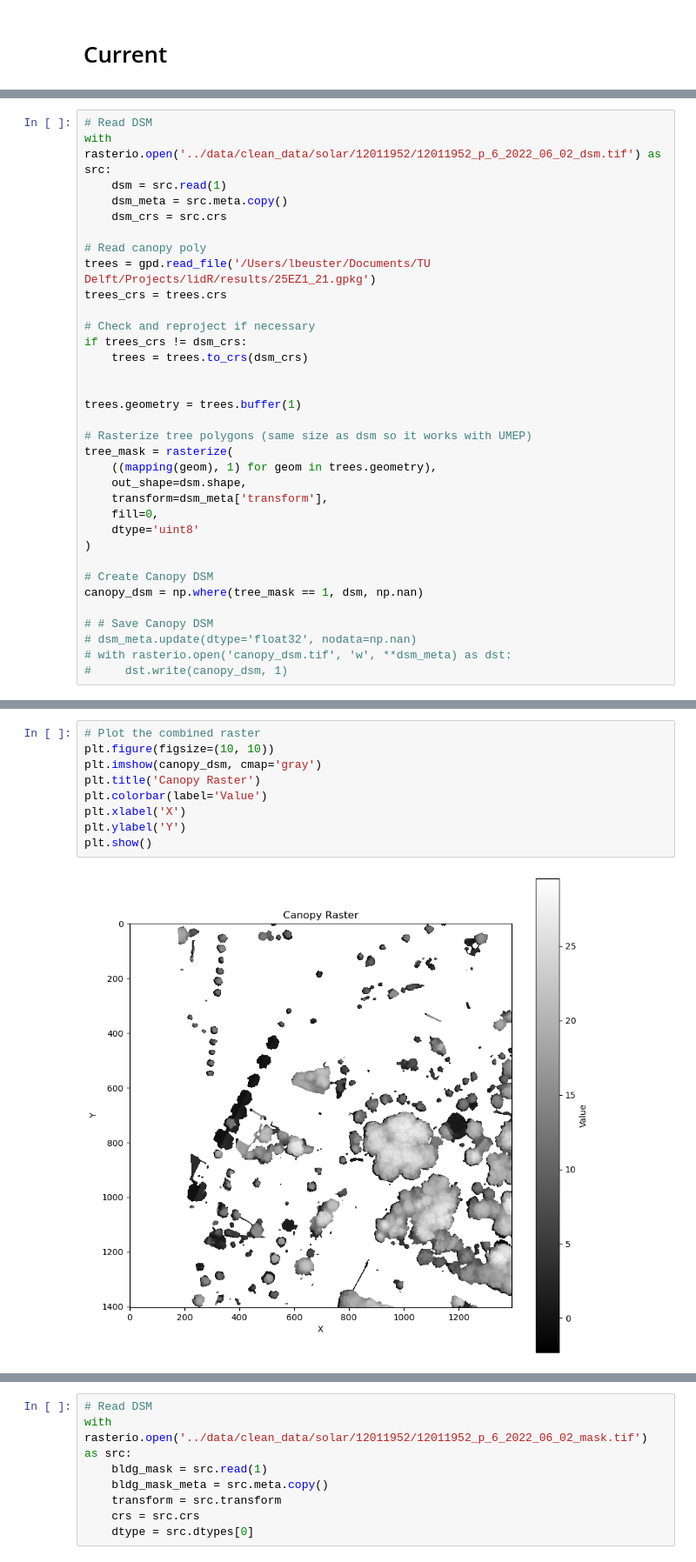
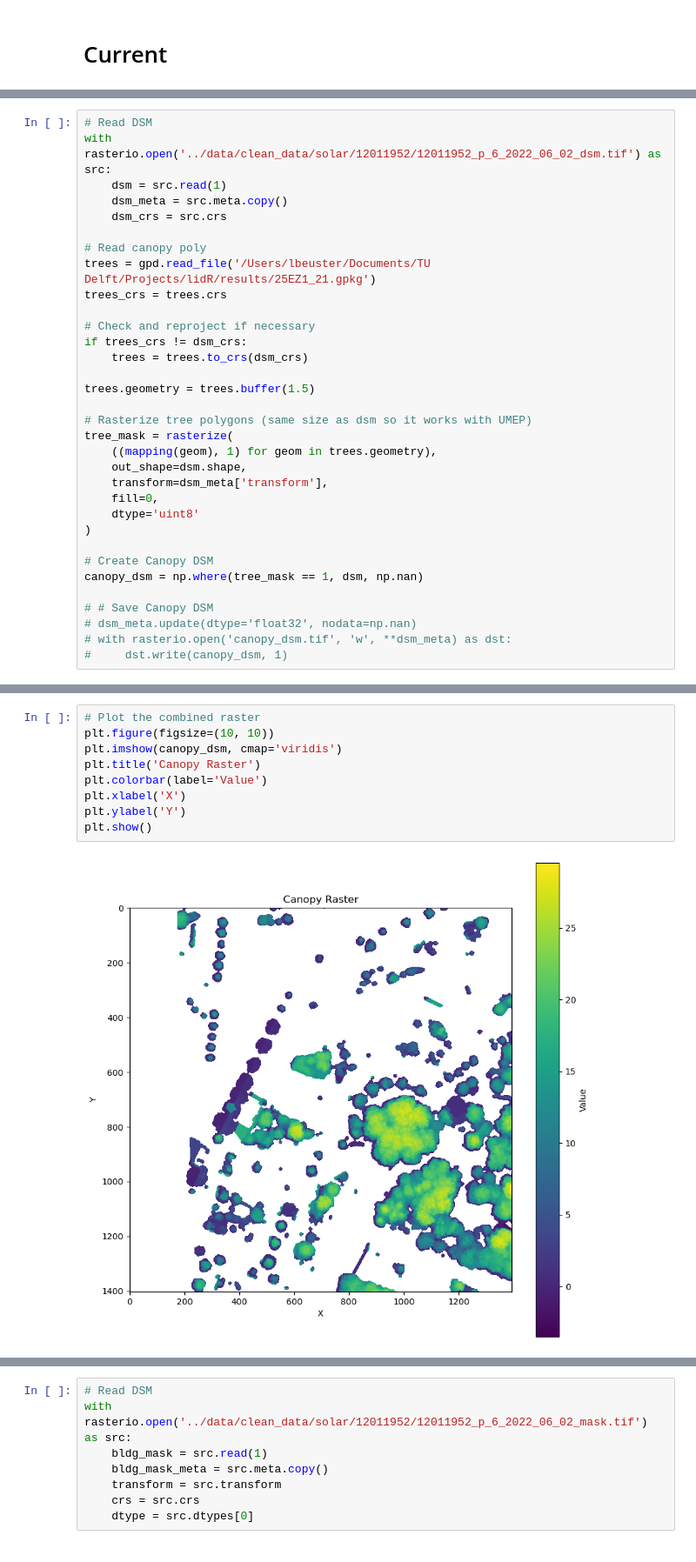
Before and after one commit to lukasbeuster/throwing_shade, a Jupyter notebook: code/separate_trees_and_dsm.ipynb, the cells around one changed output, grey strips where cells are left out. Shown at 87% size. Drawn from its saved outputs; the diff is of its cells as text.

```diff
--- a/code/separate_trees_and_dsm.ipynb
+++ b/code/separate_trees_and_dsm.ipynb
@@ -50,8 +59,7 @@ trees_crs = trees.crs
 if trees_crs != dsm_crs:
     trees = trees.to_crs(dsm_crs)
 
-
-trees.geometry = trees.buffer(1)
+trees.geometry = trees.buffer(1.5)
 
 # Rasterize tree polygons (same size as dsm so it works with UMEP)
 tree_mask = rasterize(
@@ -83,14 +91,14 @@ plt.show()
 # %%
 # Plot the combined raster
 plt.figure(figsize=(10, 10))
-plt.imshow(canopy_dsm, cmap='gray')
+plt.imshow(canopy_dsm, cmap='viridis')
 plt.title('Canopy Raster')
 plt.colorbar(label='Value')
 plt.xlabel('X')
 plt.ylabel('Y')
 plt.show()
 # %% [output]
-[figure, old version]
+[figure, new version]
 # %%
 # Plot the combined raster
 plt.figure(figsize=(10, 10))
```
Also changed, not shown: parts of 51 cells of this notebook, 1 other file.
